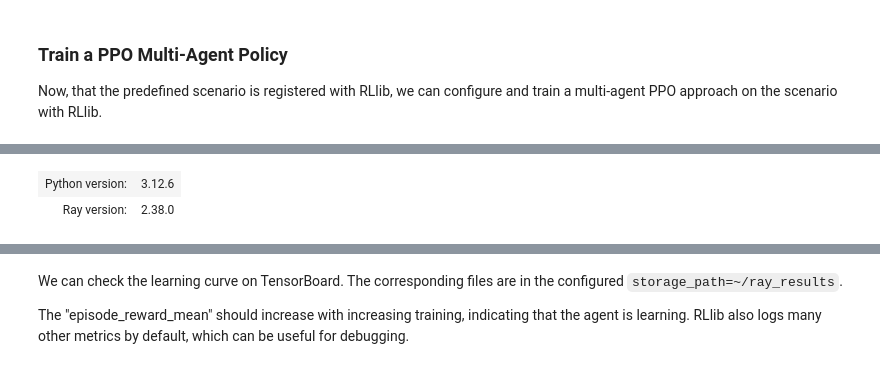
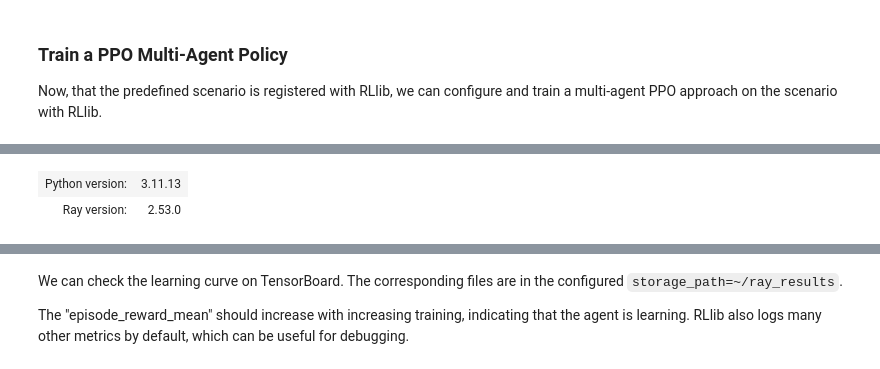
Before and after one commit to stefanbschneider/mobile-env, a Jupyter notebook: examples/rllib.ipynb, the cells around one changed output, grey strips where cells are left out. Cells and saved outputs as stored; diff of their text form; code cells hidden in the pictures.

```diff
--- a/examples/rllib.ipynb
+++ b/examples/rllib.ipynb
@@ -84,7 +66,7 @@ Now, that the predefined scenario is registered with RLlib, we can configure and
 # %%
 import ray
 
-num_cpus: int = 2
+num_cpus: int = 1
 
 # Init ray with available CPUs (and GPUs) and init ray.
 # For local debugging, set num_cpus=0 and local_mode=True.
@@ -93,5 +75,6 @@ ray.init(
   include_dashboard=False,
   ignore_reinit_error=True,
   log_to_driver=False,
+  local_mode=True,
 )
 # %% [output]
@@ -99,5 +82,5 @@ ray.init(
-| Python version: | 3.12.6 |
-| Ray version: | 2.38.0 |
+| Python version: | 3.11.13 |
+| Ray version: | 2.53.0 |
 # %%
 import ray.air
 from ray.rllib.algorithms.ppo import PPOConfig
```
Also changed, not shown: parts of 5 cells of this notebook, 2 other files.
